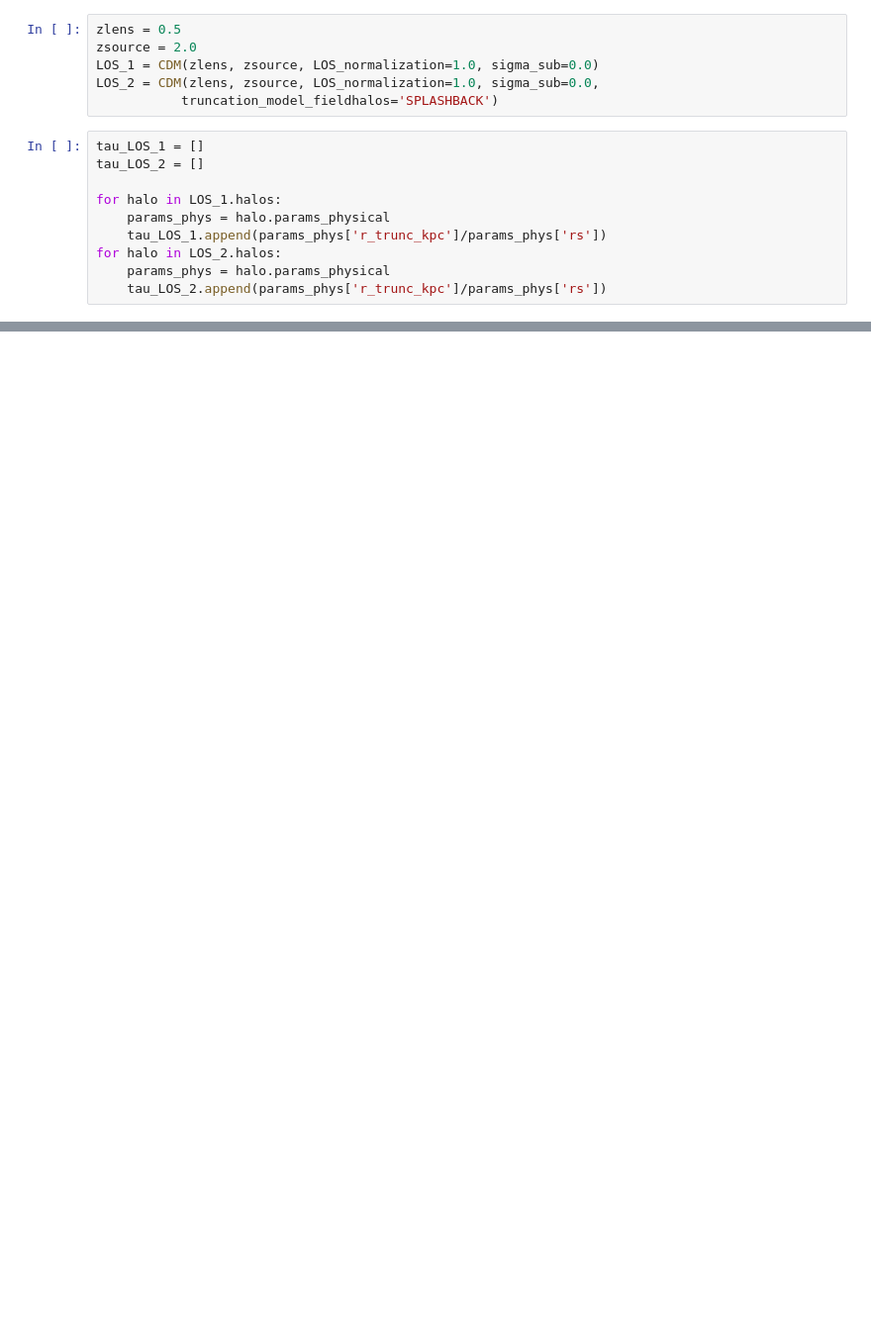
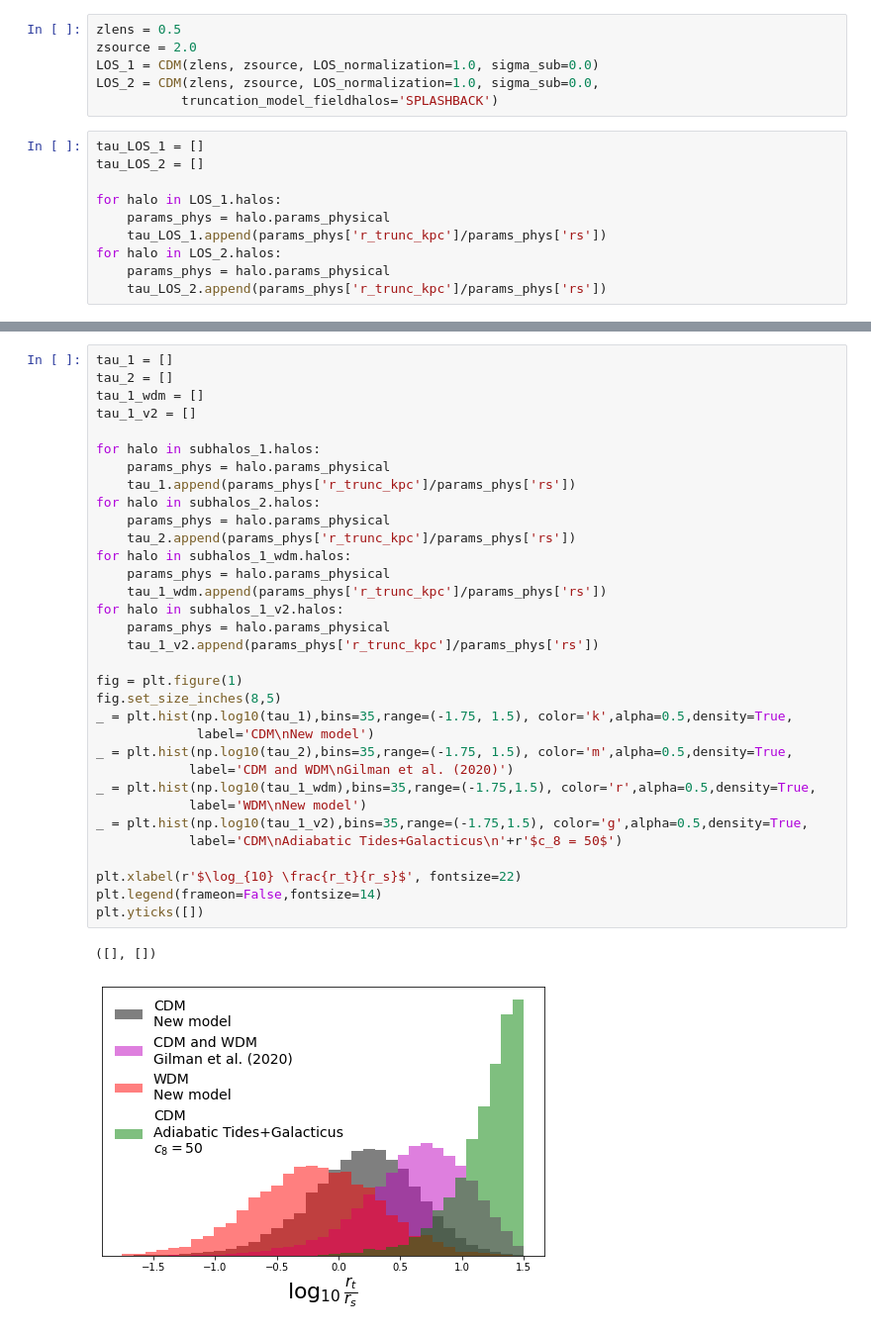
Before and after one commit to dangilman/pyHalo, a Jupyter notebook: example_notebooks/halo_truncation.ipynb, the cells around one changed output, grey strips where cells are left out. Shown at 99% size. Drawn from its saved outputs; the diff is of its cells as text; blank space fills up the shorter version.

```diff
--- a/example_notebooks/halo_truncation.ipynb
+++ b/example_notebooks/halo_truncation.ipynb
@@ -99,0 +116,36 @@ plt.yticks([])
+# %%
+tau_1 = []
+tau_2 = []
+tau_1_wdm = []
+tau_1_v2 = []
+
+for halo in subhalos_1.halos:
+    params_phys = halo.params_physical
+    tau_1.append(params_phys['r_trunc_kpc']/params_phys['rs'])
+for halo in subhalos_2.halos:
+    params_phys = halo.params_physical
+    tau_2.append(params_phys['r_trunc_kpc']/params_phys['rs'])
+for halo in subhalos_1_wdm.halos:
+    params_phys = halo.params_physical
+    tau_1_wdm.append(params_phys['r_trunc_kpc']/params_phys['rs'])
+for halo in subhalos_1_v2.halos:
+    params_phys = halo.params_physical
+    tau_1_v2.append(params_phys['r_trunc_kpc']/params_phys['rs'])
+
+fig = plt.figure(1)
+fig.set_size_inches(8,5)
+_ = plt.hist(np.log10(tau_1),bins=35,range=(-1.75, 1.5), color='k',alpha=0.5,density=True,
+             label='CDM\nNew model')
+_ = plt.hist(np.log10(tau_2),bins=35,range=(-1.75, 1.5), color='m',alpha=0.5,density=True,
+            label='CDM and WDM\nGilman et al. (2020)')
+_ = plt.hist(np.log10(tau_1_wdm),bins=35,range=(-1.75,1.5), color='r',alpha=0.5,density=True,
+            label='WDM\nNew model')
+_ = plt.hist(np.log10(tau_1_v2),bins=35,range=(-1.75,1.5), color='g',alpha=0.5,density=True,
+            label='CDM\nAdiabatic Tides+Galacticus\n'+r'$c_8 = 50$')
+
+plt.xlabel(r'$\log_{10} \frac{r_t}{r_s}$', fontsize=22)
+plt.legend(frameon=False,fontsize=14)
+plt.yticks([])
+# %% [output]
+([], [])
+[figure, added]
```
Also changed, not shown: parts of 5 cells of this notebook, 19 other files.
